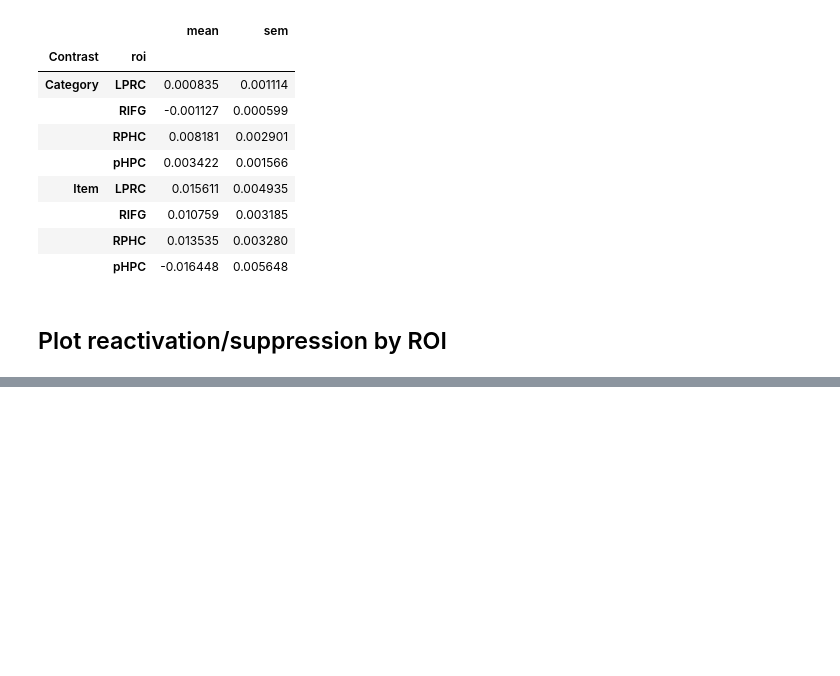
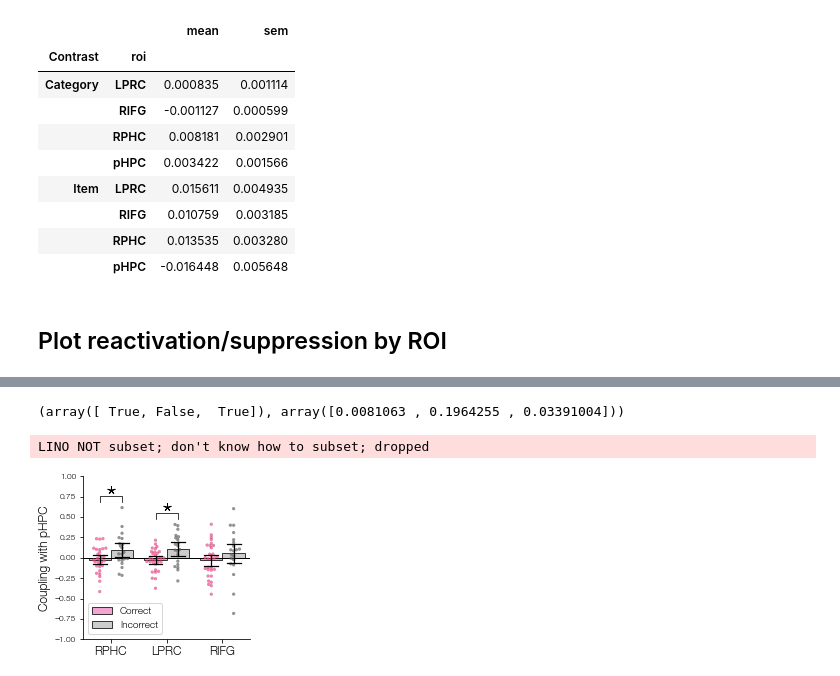
Before and after one commit to prestonlab/bender_study, a Jupyter notebook: jupyter/plot_react_stats.ipynb, the cells around one changed output, grey strips where cells are left out. Drawn from its saved outputs; the diff is of its cells as text; code cells hidden in the pictures; blank space fills up the shorter version.

```diff
--- a/jupyter/plot_react_stats.ipynb
+++ b/jupyter/plot_react_stats.ipynb
@@ -140,0 +165,15 @@ LINO NOT subset; don't know how to subset; dropped
+# %%
+# use robust regression to estimate coupling
+anchor_roi = 'pHPC'
+comparison_rois = ['RPHC', 'LPRC', 'RIFG']
+corr = pd.concat(
+    [
+        rsa.item_roi_correlation(subjects, comparison_roi, anchor_roi, roi_rdms, dfs)
+        for comparison_roi in comparison_rois
+    ], ignore_index=True
+)
+# %%
+# average over category, excluding if either undefined
+corr_mean = corr.groupby(['correct', 'roi1', 'roi2', 'subject'])['slope'].apply(
+    lambda x: x.mean() if x.notna().all() else np.nan
+)
@@ -141,3 +198,35 @@ LINO NOT subset; don't know how to subset; dropped
+# %%
+pg.multicomp(ttest['p-val'].to_numpy(), method='fdr_bh')
+# %% [output]
+(array([ True, False,  True]), array([0.0081063 , 0.1964255 , 0.03391004]))
+# %%
+m = corr_mean.reset_index()
+m['Inference'] = m['correct'].map({0: 'Incorrect', 1: 'Correct'})
+
+fig, ax = plt.subplots(figsize=(3, 3))
+ax = statplot.plot_swarm_bar(
+    data=m,
+    x='roi1',
+    y='slope',
+    hue='Inference',
+    order=['RPHC', 'LPRC', 'RIFG'],
+    hue_order=['Correct', 'Incorrect'],
+    dodge=True,
+    sig_diff_ind=[[0, 1], [2, 3]],
+    bar_kws=dict(capsize=.25),
+    light=light,
+    dark=dark,
+    ax=ax,
+)
+
+# plot line at zero
+xlim = ax.get_xlim()
+ax.hlines(0, *xlim, colors=['k']);
+ax.set(xlim=xlim, ylim=(-1, 1), ylabel='Coupling with pHPC');
+fig.savefig(fig_dir / 'cluster_react_coupling.pdf')
+# %% [output]
+LINO NOT subset; don't know how to subset; dropped
+[figure, added]
 # %%
 %load_ext watermark
 %watermark -v -iv
```
Also changed, not shown: parts of 7 cells of this notebook.
